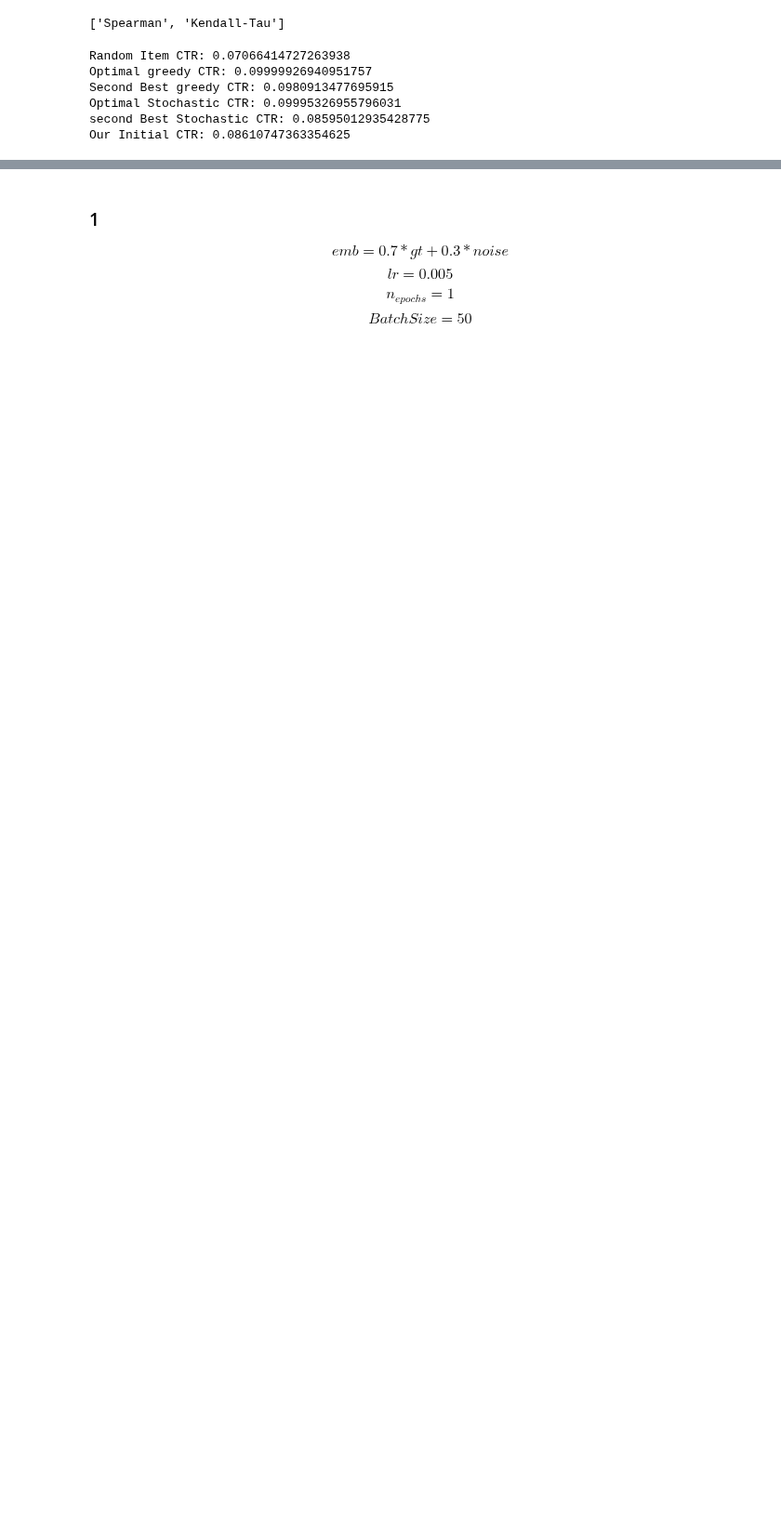
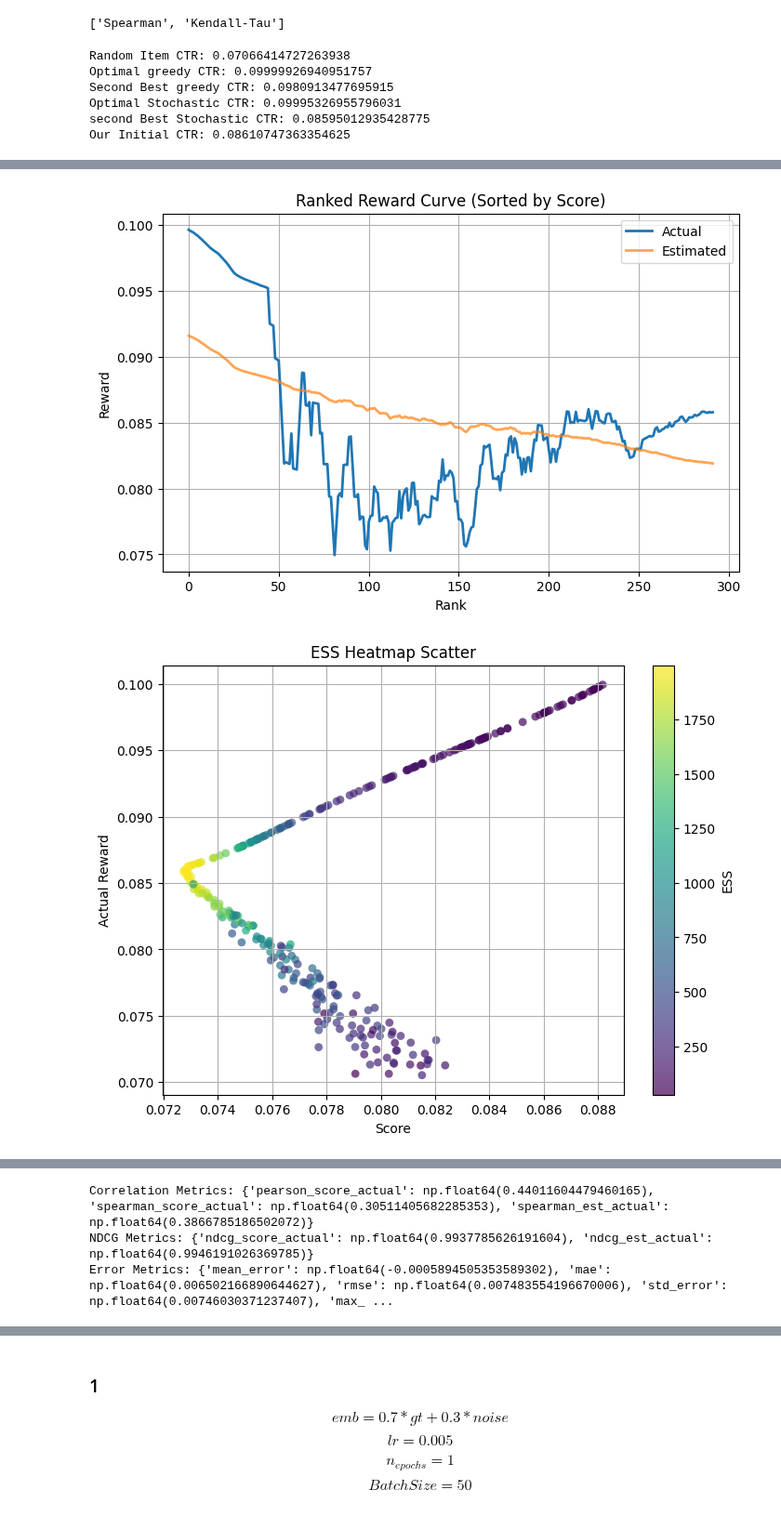
Before and after one commit to TauRoeed/OPC, a Jupyter notebook: run_OPL_tests.ipynb, the cells around one changed output, grey strips where cells are left out. Shown at 93% size. Cells and saved outputs as stored; diff of their text form; code cells hidden in the pictures; blank space fills up the shorter version.

```diff
--- a/run_OPL_tests.ipynb
+++ b/run_OPL_tests.ipynb
@@ -200,0 +187,10 @@ Simulation time for 30000 samples: 0.0611572265625 seconds
+# %%
+jaws, _ = random_policy_trainer_trial(
+    train_size=5000,
+    dataset=train_dataset,
+    n_policies=300,
+    val_size=2000,
+    use_random=True,
+    use_oracle=True,
+    jaws=True,
+)
@@ -200,0 +248,5 @@ Simulation time for 30000 samples: 0.0611572265625 seconds
+# %%
+compute_statistics_and_plots(jaws)
+# %% [output]
+[figure, added]
+[figure, added]
@@ -200,0 +260,3 @@ Simulation time for 30000 samples: 0.0611572265625 seconds
+Correlation Metrics: {'pearson_score_actual': np.float64(0.44011604479460165), 'spearman_score_actual': np.float64(0.30511405682285353), 'spearman_est_actual': np.float64(0.3866785186502072)}
+NDCG Metrics: {'ndcg_score_actual': np.float64(0.9937785626191604), 'ndcg_est_actual': np.float64(0.9946191026369785)}
+Error Metrics: {'mean_error': np.float64(-0.0005894505353589302), 'mae': np.float64(0.006502166890644627), 'rmse': np.float64(0.007483554196670006), 'std_error': np.float64(0.00746030371237407), 'max_ ...
```
Also changed, not shown: parts of 23 cells of this notebook, 2 other files.
